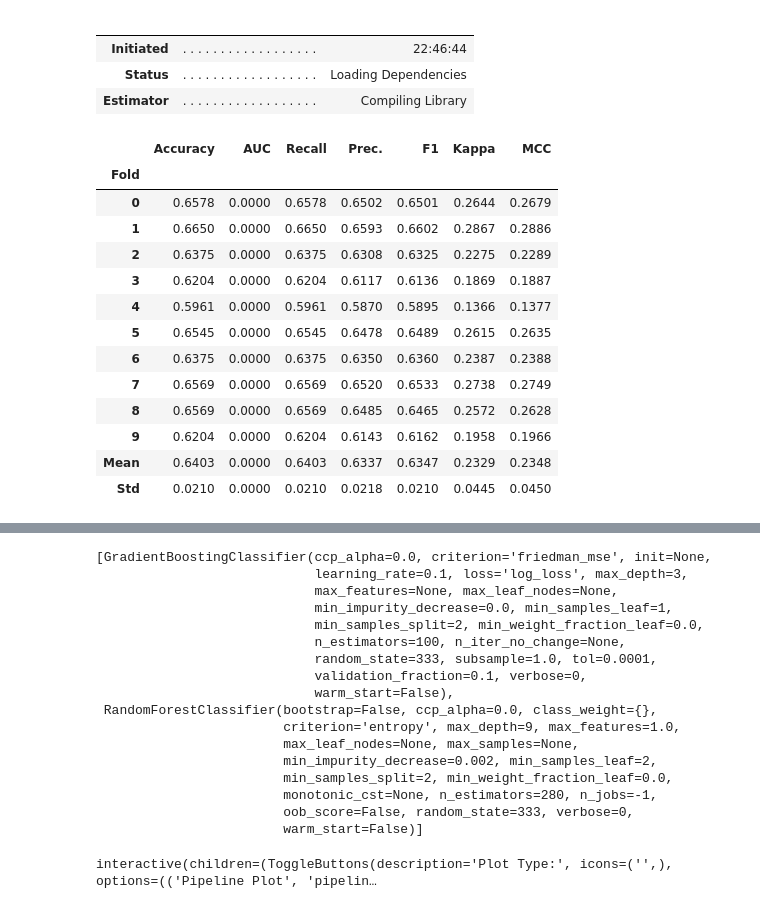
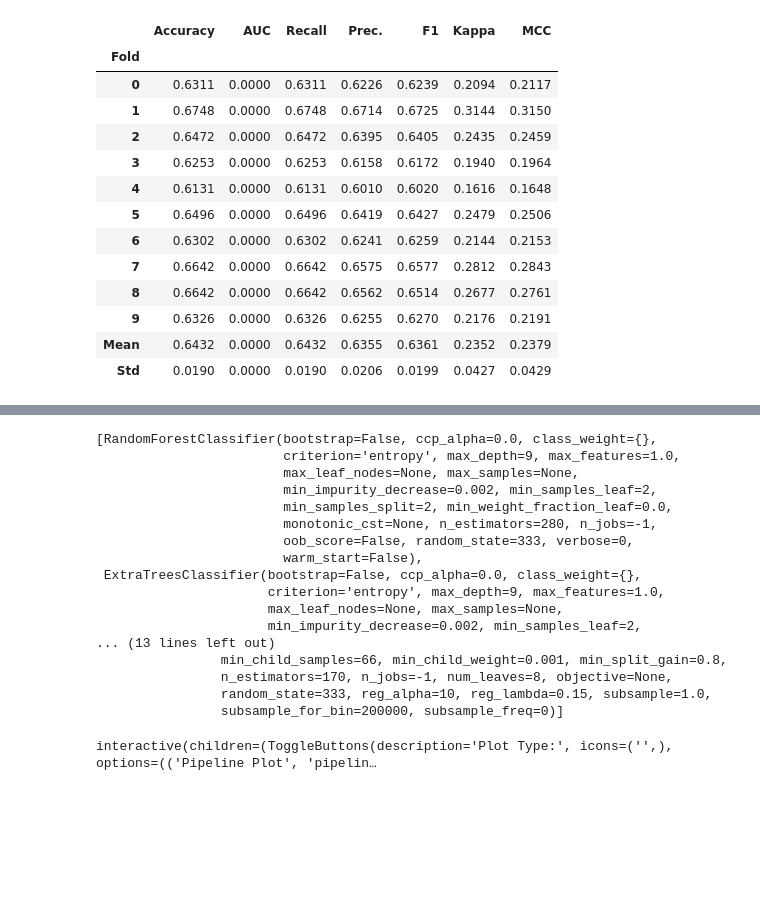
Before and after one commit to Hwan9915/LG-Aimers-5th, a Jupyter notebook: phase-2/automl-19.ipynb, the cells around one changed output, grey strips where cells are left out. Drawn from its saved outputs; the diff is of its cells as text; code cells hidden in the pictures; blank space fills up the shorter version.

```diff
--- a/phase-2/automl-19.ipynb
+++ b/phase-2/automl-19.ipynb
@@ -53,5 +35,5 @@ setup_clf = setup(data=train_data, target="target", train_size=0.7, session_id=3
 # %%
-model = compare_models(sort='F1', fold=10, n_select=2)
+model = compare_models(sort='F1', fold=5, n_select=5)
 # %% [output]
 [interactive output not drawn]
 |  | Model | Accuracy | AUC | Recall | Prec. | F1 | Kappa | MCC | TT (Sec) |
@@ -111,5 +111,5 @@ Fitting 10 folds for each of 10 candidates, totalling 100 fits
 # %%
-blended_soft = blend_models(estimator_list=tuned_model,
+blended_soft = blend_models(estimator_list=tuned_model[:2],
                        method="hard",
                        optimize="F1")
 # %% [output]
@@ -116,19 +117,14 @@ blended_soft = blend_models(estimator_list=tuned_model,
-|  |  |  |
-|  |  |  |
-| Initiated | . . . . . . . . . . . . . . . . . . | 22:46:44 |
-| Status | . . . . . . . . . . . . . . . . . . | Loading Dependencies |
-| Estimator | . . . . . . . . . . . . . . . . . . | Compiling Library |
+|  | Accuracy | AUC | Recall | Prec. | F1 | Kappa | MCC |
+| Fold |  |  |  |  |  |  |  |
+| 0 | 0.6311 | 0.0000 | 0.6311 | 0.6226 | 0.6239 | 0.2094 | 0.2117 |
+| 1 | 0.6748 | 0.0000 | 0.6748 | 0.6714 | 0.6725 | 0.3144 | 0.3150 |
+| 2 | 0.6472 | 0.0000 | 0.6472 | 0.6395 | 0.6405 | 0.2435 | 0.2459 |
+| 3 | 0.6253 | 0.0000 | 0.6253 | 0.6158 | 0.6172 | 0.1940 | 0.1964 |
+| 4 | 0.6131 | 0.0000 | 0.6131 | 0.6010 | 0.6020 | 0.1616 | 0.1648 |
+| 5 | 0.6496 | 0.0000 | 0.6496 | 0.6419 | 0.6427 | 0.2479 | 0.2506 |
+| 6 | 0.6302 | 0.0000 | 0.6302 | 0.6241 | 0.6259 | 0.2144 | 0.2153 |
+| 7 | 0.6642 | 0.0000 | 0.6642 | 0.6575 | 0.6577 | 0.2812 | 0.2843 |
+| 8 | 0.6642 | 0.0000 | 0.6642 | 0.6562 | 0.6514 | 0.2677 | 0.2761 |
+| 9 | 0.6326 | 0.0000 | 0.6326 | 0.6255 | 0.6270 | 0.2176 | 0.2191 |
+| Mean | 0.6432 | 0.0000 | 0.6432 | 0.6355 | 0.6361 | 0.2352 | 0.2379 |
+| Std | 0.0190 | 0.0000 | 0.0190 | 0.0206 | 0.0199 | 0.0427 | 0.0429 |
-|  | Accuracy | AUC | Recall | Prec. | F1 | Kappa | MCC |
-| Fold |  |  |  |  |  |  |  |
-| 0 | 0.6578 | 0.0000 | 0.6578 | 0.6502 | 0.6501 | 0.2644 | 0.2679 |
-| 1 | 0.6650 | 0.0000 | 0.6650 | 0.6593 | 0.6602 | 0.2867 | 0.2886 |
-| 2 | 0.6375 | 0.0000 | 0.6375 | 0.6308 | 0.6325 | 0.2275 | 0.2289 |
-| 3 | 0.6204 | 0.0000 | 0.6204 | 0.6117 | 0.6136 | 0.1869 | 0.1887 |
-| 4 | 0.5961 | 0.0000 | 0.5961 | 0.5870 | 0.5895 | 0.1366 | 0.1377 |
-| 5 | 0.6545 | 0.0000 | 0.6545 | 0.6478 | 0.6489 | 0.2615 | 0.2635 |
-| 6 | 0.6375 | 0.0000 | 0.6375 | 0.6350 | 0.6360 | 0.2387 | 0.2388 |
-| 7 | 0.6569 | 0.0000 | 0.6569 | 0.6520 | 0.6533 | 0.2738 | 0.2749 |
-| 8 | 0.6569 | 0.0000 | 0.6569 | 0.6485 | 0.6465 | 0.2572 | 0.2628 |
-| 9 | 0.6204 | 0.0000 | 0.6204 | 0.6143 | 0.6162 | 0.1958 | 0.1966 |
-| Mean | 0.6403 | 0.0000 | 0.6403 | 0.6337 | 0.6347 | 0.2329 | 0.2348 |
-| Std | 0.0210 | 0.0000 | 0.0210 | 0.0218 | 0.0210 | 0.0445 | 0.0450 |
@@ -136,23 +132,23 @@ blended_soft = blend_models(estimator_list=tuned_model,
 # %%
 tuned_model
 # %% [output]
-[GradientBoostingClassifier(ccp_alpha=0.0, criterion='friedman_mse', init=None,
-                            learning_rate=0.1, loss='log_loss', max_depth=3,
-                            max_features=None, max_leaf_nodes=None,
-                            min_impurity_decrease=0.0, min_samples_leaf=1,
-                            min_samples_split=2, min_weight_fraction_leaf=0.0,
-                            n_estimators=100, n_iter_no_change=None,
-                            random_state=333, subsample=1.0, tol=0.0001,
-                            validation_fraction=0.1, verbose=0,
-                            warm_start=False),
- RandomForestClassifier(bootstrap=False, ccp_alpha=0.0, class_weight={},
+[RandomForestClassifier(bootstrap=False, ccp_alpha=0.0, class_weight={},
                         criterion='entropy', max_depth=9, max_features=1.0,
                         max_leaf_nodes=None, max_samples=None,
                         min_impurity_decrease=0.002, min_samples_leaf=2,
                         min_samples_split=2, min_weight_fraction_leaf=0.0,
                         monotonic_cst=None, n_estimators=280, n_jobs=-1,
                         oob_score=False, random_state=333, verbose=0,
-                        warm_start=False)]
+                        warm_start=False),
+ ExtraTreesClassifier(bootstrap=False, ccp_alpha=0.0, class_weight={},
+                      criterion='entropy', max_depth=9, max_features=1.0,
+                      max_leaf_nodes=None, max_samples=None,
+                      min_impurity_decrease=0.002, min_samples_leaf=2,
+... (13 lines left out)
+                min_child_samples=66, min_child_weight=0.001, min_split_gain=0.8,
+                n_estimators=170, n_jobs=-1, num_leaves=8, objective=None,
+                random_state=333, reg_alpha=10, reg_lambda=0.15, subsample=1.0,
+                subsample_for_bin=200000, subsample_freq=0)]
 # %%
 final_model = finalize_model(blended_soft)
 evaluate_model(final_model)
```
Also changed, not shown: parts of 5 cells of this notebook, 2 other files.
